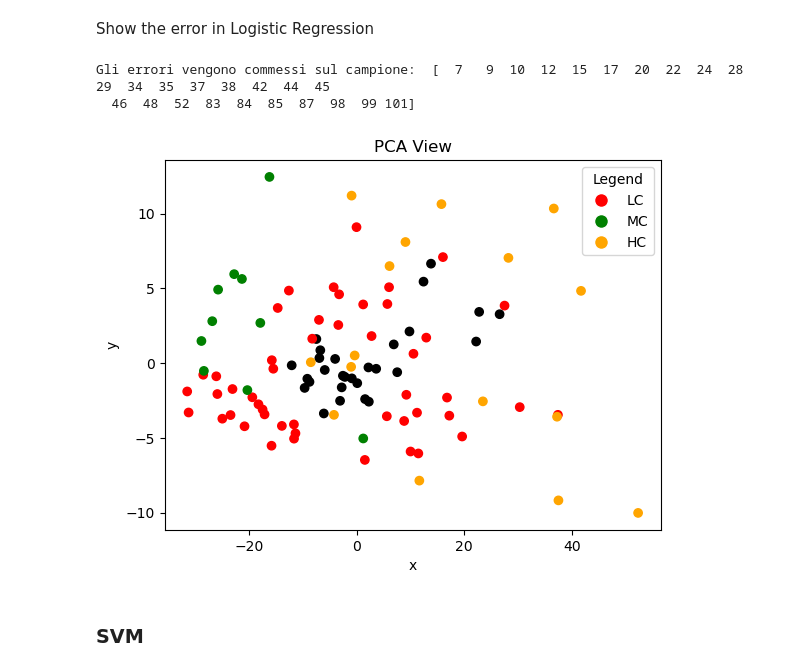
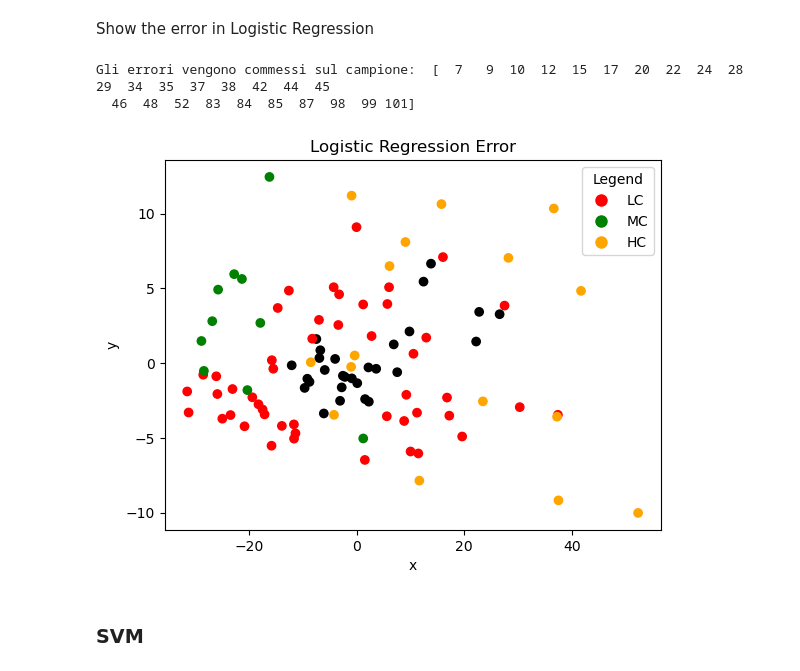
Before and after one commit to Bvs00/AI4ODA_projectwork, a Jupyter notebook: Lipidoma/notebook_lipidoma_models.ipynb, the cells around one changed output. Saved outputs shown, nothing was run; the diff lists cells and outputs as text; code cells hidden in the pictures.

```diff
--- a/Lipidoma/notebook_lipidoma_models.ipynb
+++ b/Lipidoma/notebook_lipidoma_models.ipynb
@@ -590,29 +590,29 @@ Show the error in Logistic Regression
 # %%
 show_error_lr = pd.DataFrame({"Predict":predicted_y_test, "Real":y_test})
 errors_name = show_error_lr[show_error_lr["Predict"] != show_error_lr["Real"]].index
 errors_name
 
 error_index = (df_score_view_noqc[df_score_view_noqc["Sample"].isin(errors_name)].index) - 7
 print("Gli errori vengono commessi sul campione: ",error_index.values)
 
 colors_with_error = colors_after_drop.copy()
 colors_with_error = np.delete(colors_with_error,[0,1,2,3,4,5,6])
 colors_with_error[error_index] = "black"
 
 plt.scatter(df_score_view_noqc["Score View X"], df_score_view_noqc["Score View Y"], c=colors_with_error)
 plt.xlabel('x')
 plt.ylabel('y')
 plt.legend(handles=[
     plt.Line2D([0], [0], marker='o', color='w', label='LC', markerfacecolor='red', markersize=10),
     plt.Line2D([0], [0], marker='o', color='w', label='MC', markerfacecolor='green', markersize=10),
     plt.Line2D([0], [0], marker='o', color='w', label='HC', markerfacecolor='orange', markersize=10),
 ], title='Legend')
-plt.title('PCA View')
+plt.title('Logistic Regression Error')
 plt.show()
 # %% [output]
 Gli errori vengono commessi sul campione:  [  7   9  10  12  15  17  20  22  24  28  29  34  35  37  38  42  44  45
   46  48  52  83  84  85  87  98  99 101]
-[figure, old version]
+[figure, new version]
 # %% [markdown]
 ### SVM
 # %%
```
Also changed, not shown: parts of 3 cells of this notebook, 13 other files.
